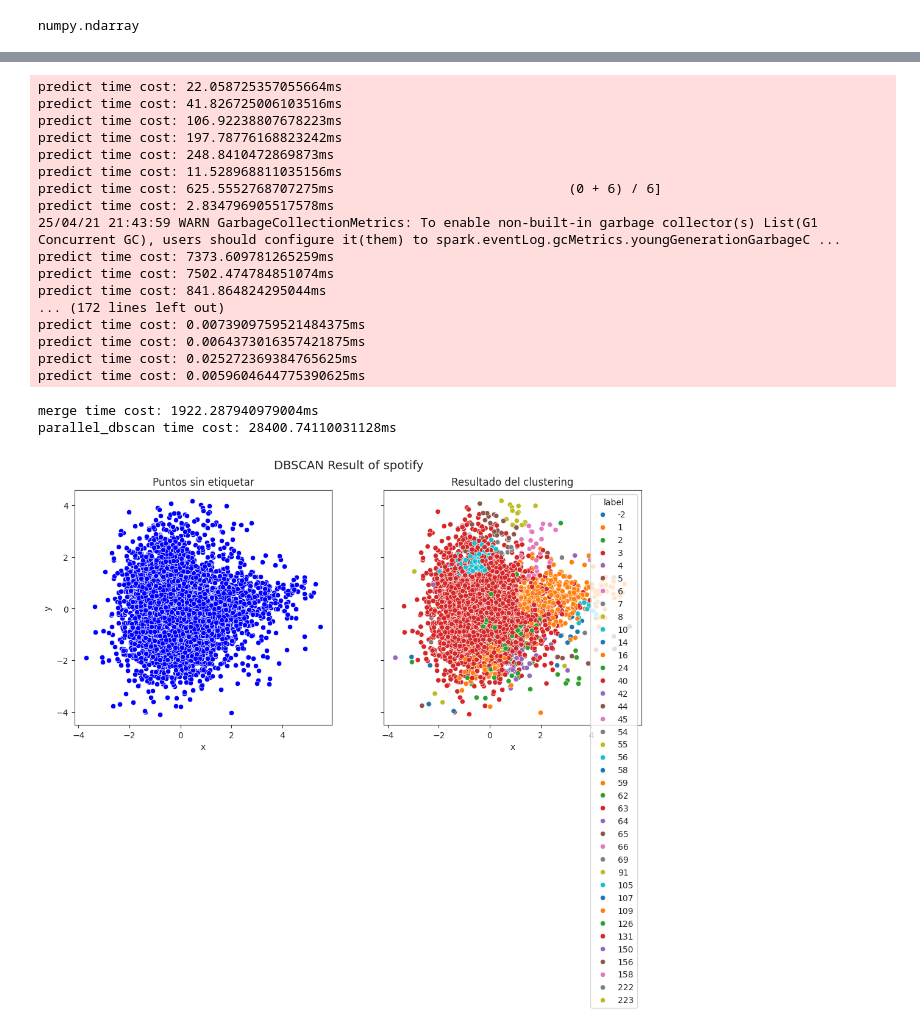
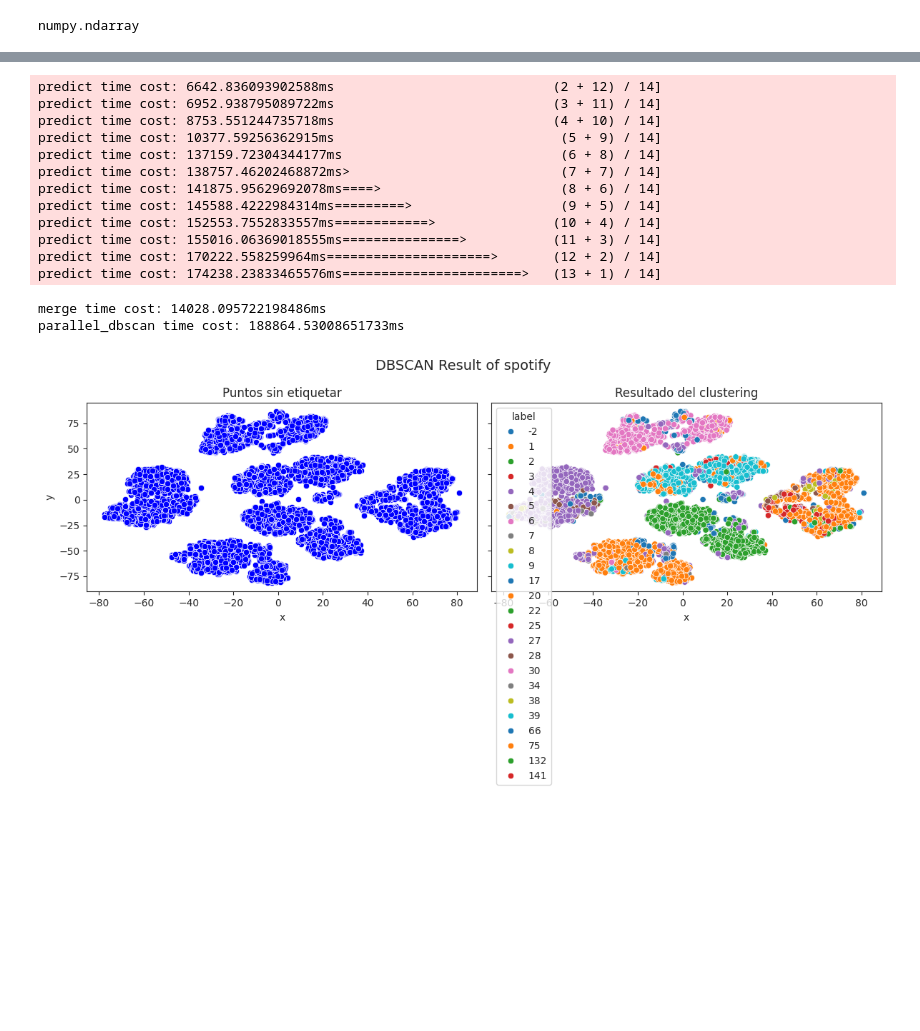
Before and after one commit to hexecoded/BD_Spark, a Jupyter notebook: DBSCAN/Clustering-actualizado.ipynb, the cells around one changed output, grey strips where cells are left out. Cells and saved outputs as stored; diff of their text form; code cells hidden in the pictures; blank space fills up the shorter version.

Commit message:
PF: realizado PCA sobre 20% y 14 dimensiones con PCA. Ejecutado con 2 para RTrees

```diff
--- a/DBSCAN/Clustering-actualizado.ipynb
+++ b/DBSCAN/Clustering-actualizado.ipynb
@@ -1100,3 +1149,8 @@ dataset = np.array(df_scaled.select('scaled_features').rdd.map(lambda row: row['
 type(dataset)
 # %% [output]
 numpy.ndarray
+# %%
+from sklearn.manifold import TSNE
+
+tsne = TSNE(n_components=2, random_state=123456, n_jobs=-1)
+dataset_2d_tsne = tsne.fit_transform(dataset)
@@ -1103,15 +1159,17 @@ numpy.ndarray
 # %%
 from sklearn.decomposition import PCA
 
-# Reducir a 2 dimensiones para visualizar
-pca = PCA(n_components=2)
-dataset_2d = pca.fit_transform(dataset)
+dims = 14
+
+dataset_2d = dataset
 
 # Parámetros de clustering
-n_partition_set = [
-    (2, 2, 2, 2, 2, 2, 2, 2)]
-eps = 0.8
-min_pts = 10
+# n_partition_set = [(2,)*dims]
+n_partition_set = [(3, 2, 2, 1, 1, 1, 1, 1, 1, 1, 1, 1, 1, 1)]
+eps = 3
+min_pts = 30
+
+print(n_partition_set)
 
 # Broadcasting si lo necesitas
 b_dataset = sc.broadcast(dataset_2d)
@@ -1121,16 +1181,18 @@ b_min_pts = sc.broadcast(min_pts)
 for tuple_par in n_partition_set:
     print(f'\nPartitions: {np.prod(tuple_par)}')
     print('\nFAST-MATRIX:')
-    result_tags = parallel_dbscan(dataset, eps, min_pts, tuple_par, method='matrix', metric='fast-euclidian')
-    plot_result(dataset_2d, result_tags, 'spotify')
+    result_tags = parallel_dbscan(
+        dataset_2d, eps, min_pts, tuple_par, method='matrix', metric='fast-euclidian')
+    plot_result(dataset_2d_tsne, result_tags, 'spotify')
+    """
+    print('\nRtree-cbs:')
+    result_tags = parallel_dbscan(dataset_2d, eps, min_pts, tuple_par, method='matrix', metric='fast-euclidian',
+                                  rtree=True, rtree_mtd='cbs')
+    plot_result(dataset_2d_tsne, result_tags, 'spotify')
 
-    #print('\nRtree-cbs:')
-    # result_tags = parallel_dbscan(dataset, eps, min_pts, tuple_par, method='matrix', metric='fast-euclidian',
-    #                             rtree=True, rtree_mtd='cbs')
-    # plot_result(dataset_2d, result_tags, 'spotify')
-
-    #print('\nRtree-rbs:')
-    #result_tags = parallel_dbscan(dataset, eps, min_pts, tuple_par,
-    #                              method='matrix', metric='fast-euclidian', rtree=True, rtree_mtd='rbs')
-    #plot_result(dataset_2d, result_tags, 'spotify')
+    print('\nRtree-rbs:')
+    result_tags = parallel_dbscan(dataset_2d, eps, min_pts, tuple_par,
+                                  method='matrix', metric='fast-euclidian', rtree=True, rtree_mtd='rbs')
+    plot_result(dataset_2d_tsne, result_tags, 'spotify')
+    """
 # %% [output]
@@ -1141,20 +1203,15 @@ spatial_partition time cost: 1598.6990928649902ms
-predict time cost: 22.058725357055664ms
-predict time cost: 41.826725006103516ms
-predict time cost: 106.92238807678223ms
-predict time cost: 197.78776168823242ms
-predict time cost: 248.8410472869873ms
-predict time cost: 11.528968811035156ms
-predict time cost: 625.5552768707275ms                              (0 + 6) / 6]
-predict time cost: 2.834796905517578ms
-25/04/21 21:43:59 WARN GarbageCollectionMetrics: To enable non-built-in garbage collector(s) List(G1 Concurrent GC), users should configure it(them) to spark.eventLog.gcMetrics.youngGenerationGarbageC ...
-predict time cost: 7373.609781265259ms
-predict time cost: 7502.474784851074ms
-predict time cost: 841.864824295044ms
-... (172 lines left out)
-predict time cost: 0.0073909759521484375ms
-predict time cost: 0.0064373016357421875ms
-predict time cost: 0.025272369384765625ms
-predict time cost: 0.0059604644775390625ms
+predict time cost: 6642.836093902588ms                            (2 + 12) / 14]
+predict time cost: 6952.938795089722ms                            (3 + 11) / 14]
+predict time cost: 8753.551244735718ms                            (4 + 10) / 14]
+predict time cost: 10377.59256362915ms                             (5 + 9) / 14]
+predict time cost: 137159.72304344177ms                            (6 + 8) / 14]
+predict time cost: 138757.46202468872ms>                           (7 + 7) / 14]
+predict time cost: 141875.95629692078ms====>                       (8 + 6) / 14]
+predict time cost: 145588.4222984314ms=========>                   (9 + 5) / 14]
+predict time cost: 152553.7552833557ms============>               (10 + 4) / 14]
+predict time cost: 155016.06369018555ms===============>           (11 + 3) / 14]
+predict time cost: 170222.558259964ms=====================>       (12 + 2) / 14]
+predict time cost: 174238.23833465576ms=======================>   (13 + 1) / 14]
-merge time cost: 1922.287940979004ms
-parallel_dbscan time cost: 28400.74110031128ms
+merge time cost: 14028.095722198486ms
+parallel_dbscan time cost: 188864.53008651733ms
-[figure, old version]
+[figure, new version]
```
Also changed, not shown: parts of 30 cells of this notebook, 1 other file.
